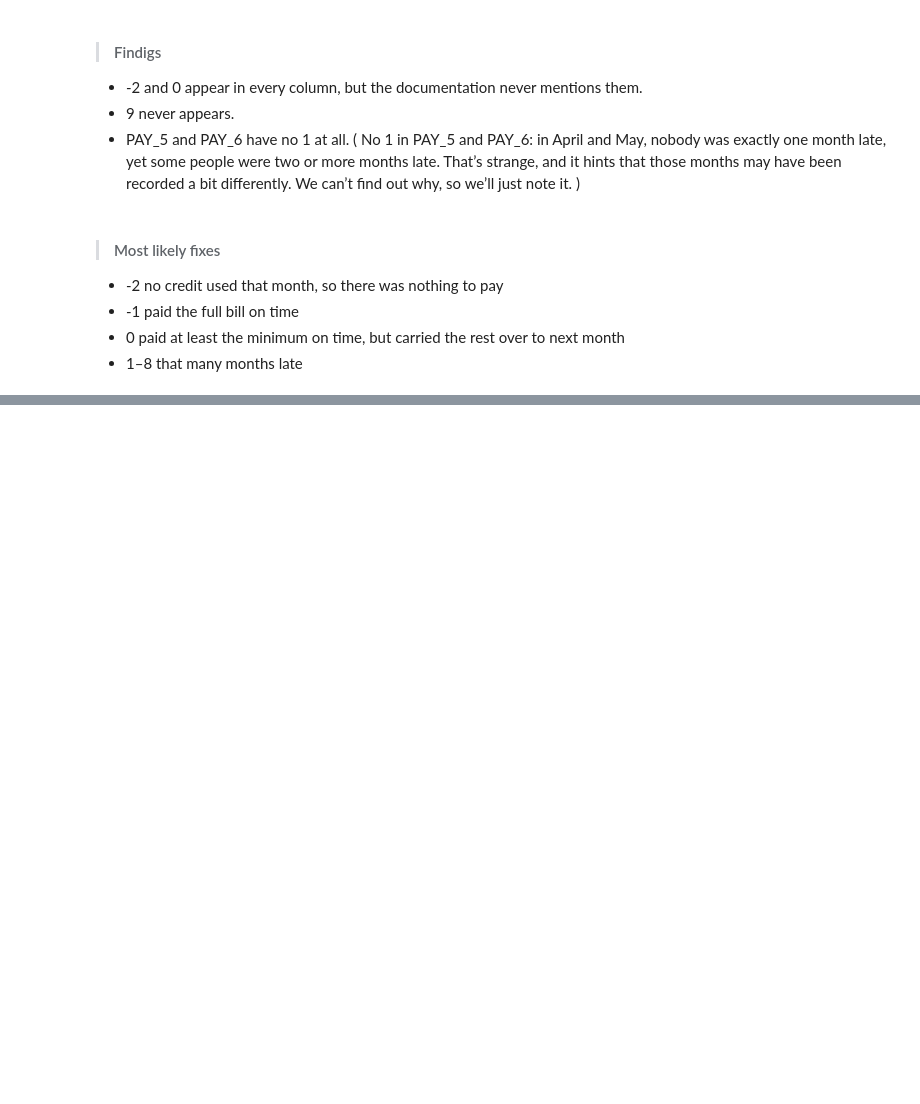
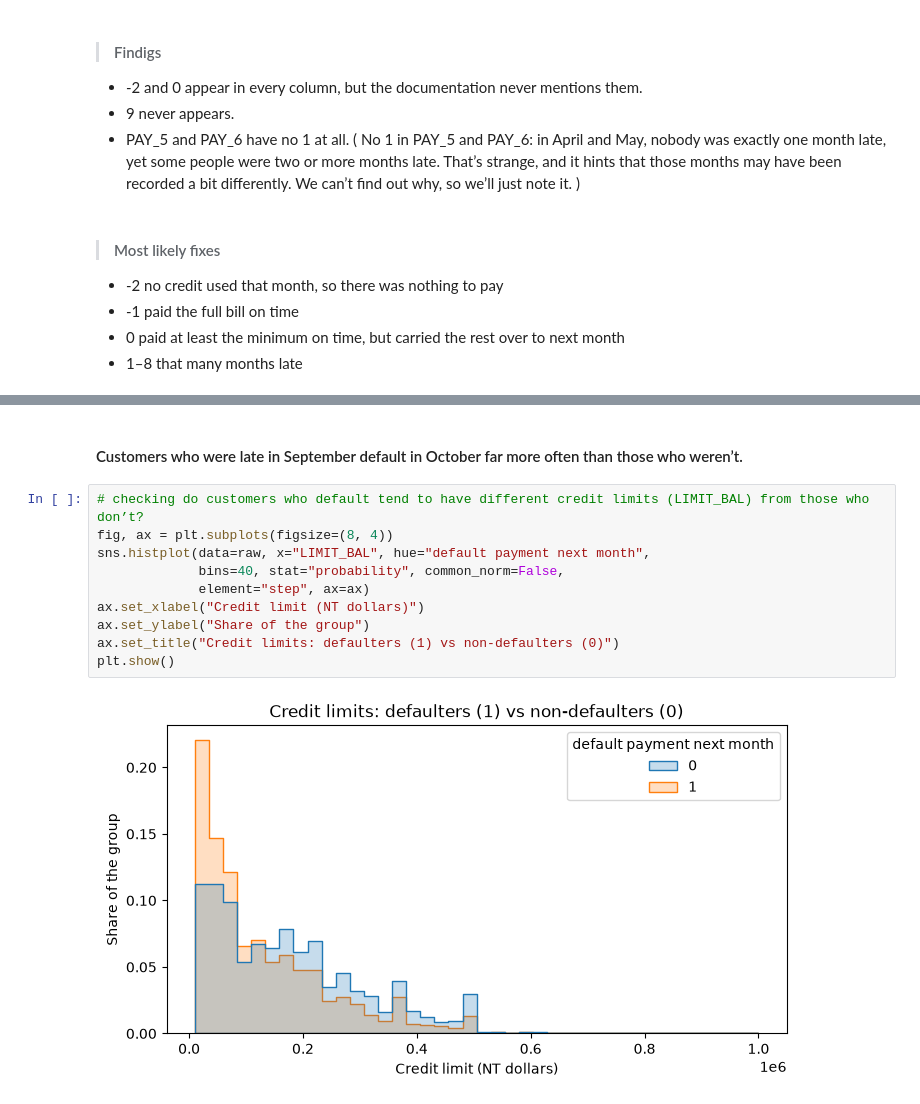
Before and after one commit to aviraljoshi27/nn-from-scratch-credit-default, a Jupyter notebook: notebooks/01_data_check.ipynb, the cells around one changed output, grey strips where cells are left out. Saved outputs shown, nothing was run; the diff lists cells and outputs as text; blank space fills up the shorter version.

```diff
--- a/notebooks/01_data_check.ipynb
+++ b/notebooks/01_data_check.ipynb
@@ -116,0 +130,14 @@ PAY_6 [-2, -1, 0, 2, 3, 4, 5, 6, 7, 8]
+# %% [markdown]
+#### Customers who were late in September default in October far more often than those who weren’t.
+# %%
+# checking do customers who default tend to have different credit limits (LIMIT_BAL) from those who don’t?
+fig, ax = plt.subplots(figsize=(8, 4))
+sns.histplot(data=raw, x="LIMIT_BAL", hue="default payment next month",
+             bins=40, stat="probability", common_norm=False,
+             element="step", ax=ax)
+ax.set_xlabel("Credit limit (NT dollars)")
+ax.set_ylabel("Share of the group")
+ax.set_title("Credit limits: defaulters (1) vs non-defaulters (0)")
+plt.show()
+# %% [output]
+[figure, added]
```
Also changed, not shown: parts of 6 cells of this notebook.
